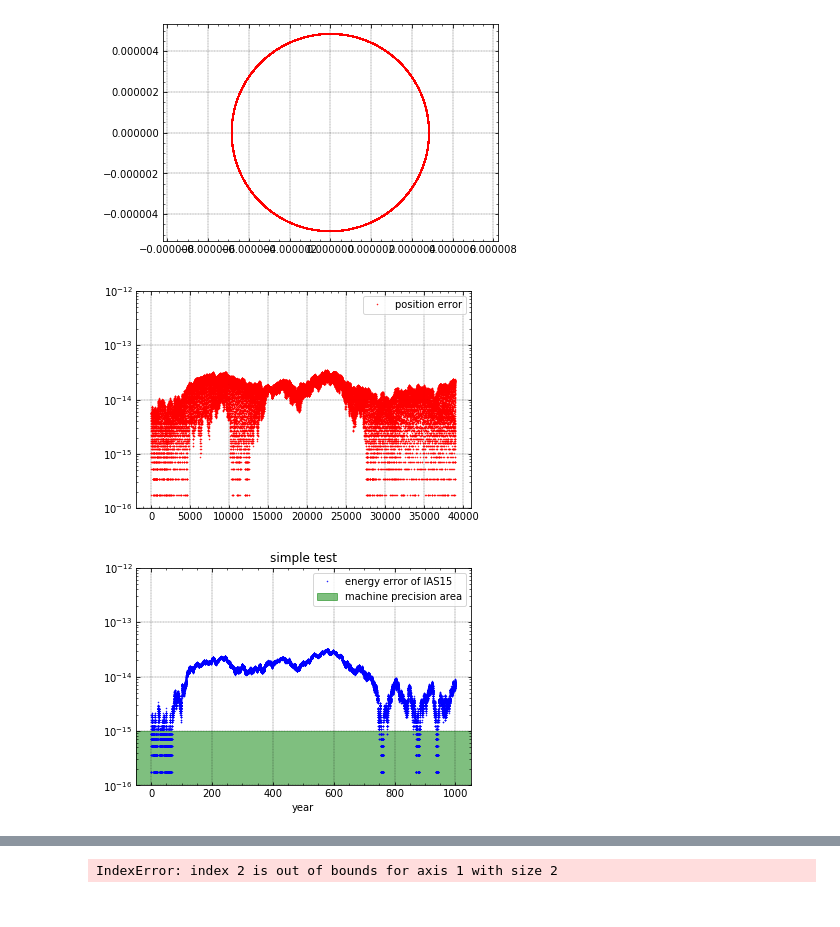
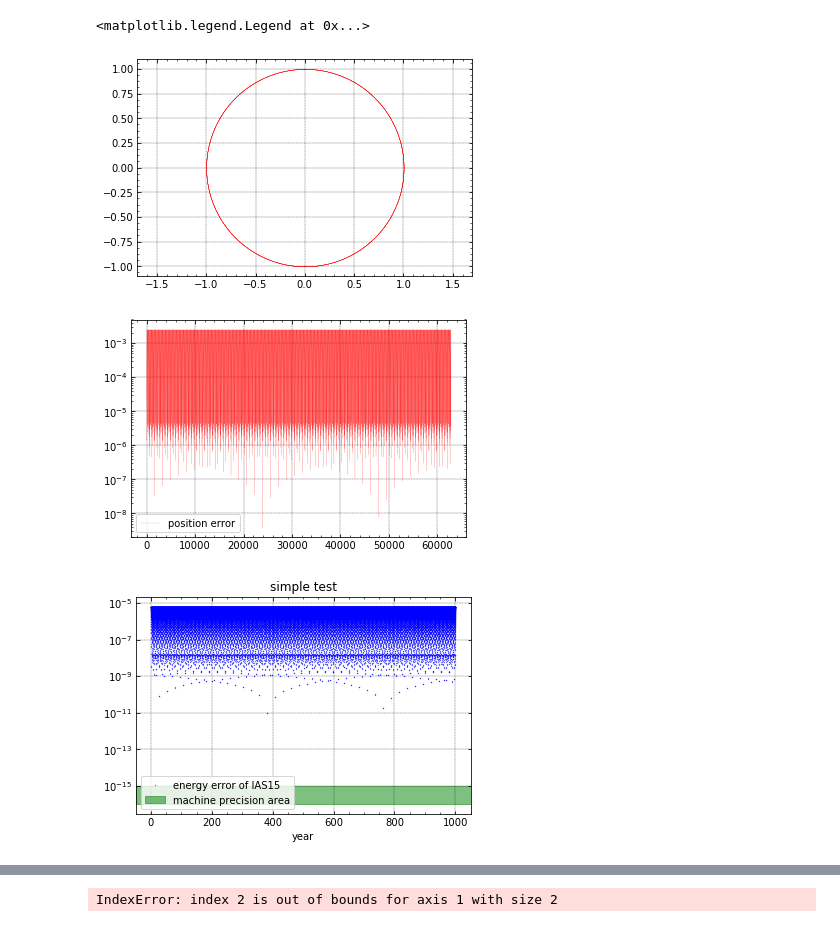
Before and after one commit to YihanWangAstro/SpaceHub, a Jupyter notebook: integrationTest/Untitled.ipynb, the cells around one changed output, grey strips where cells are left out. Saved outputs shown, nothing was run; the diff lists cells and outputs as text; code cells hidden in the pictures.

```diff
--- a/integrationTest/Untitled.ipynb
+++ b/integrationTest/Untitled.ipynb
@@ -25,38 +25,37 @@ data = np.loadtxt('out.dat')
 
 eng = np.loadtxt('out.err')
 # %%
-r1 = data[::2,4:7]
-r2 = data[1::2,4:7]
-dr = r2-r1
+r1 = data[::2,1:4]
+r2 = data[1::2,1:4]
+dr = r2 - r1
 r=np.sqrt((dr**2).sum(axis=1))
 
 fig=plt.figure()
 s=25
-plt.plot(dr[:,0],dr[:,1],'r-',markersize=1,linewidth=1)
+plt.plot(dr[:,0],dr[:,1],'r.',markersize=0.01,linewidth=0.01)
 plt.axis('equal')
 
 
-#fig=plt.figure()
-#plt.plot(r,'b.',markersize=1,linewidth=1)
+fig=plt.figure()
+plt.semilogy(np.abs((r-r[0])/r[0]),'r-',markersize=0.1,linewidth=0.1,label='position error')
 
-fig=plt.figure()
-plt.semilogy(np.abs((r-r[0])/r[0]),'r.',markersize=1,linewidth=1,label='position error')
-plt.ylim([1e-16,1e-12])
 plt.legend()
-
-t = eng[:,0]
-e =  eng[:,1]
-
-fig=plt.figure()
-plt.title('simple test')
-plt.semilogy(t,np.abs((e-e[0])/e[0]),'b.',markersize=1,linewidth=1,label='energy error of IAS15')
-plt.axhspan(1e-16,1e-15,color='g',alpha=0.5,label='machine precision area')
-plt.xlabel('year')
-plt.ylim([1e-16,1e-12])
-plt.legend()
-plt.savefig('IAS15.png',dpi=400)
 # %% [output]
+<matplotlib.legend.Legend at 0x...>
-[figure, old version]
+[figure, new version]
-[figure, old version]
+[figure, new version]
-[figure, removed]
+# %%
+t = eng[:,0]
+e =  eng[:,1]
+
+fig=plt.figure()
+plt.title('simple test')
+plt.semilogy(t,np.abs((e-e[0])/e[0]),'b.',markersize=0.5,linewidth=0.1,label='energy error of IAS15')
+plt.axhspan(1e-16,1e-15,color='g',alpha=0.5,label='machine precision area')
+plt.xlabel('year')
+
+plt.legend()
+plt.savefig('IAS15.png',dpi=400)
+# %% [output]
+[figure, added]
 # %%
```
Also changed, not shown: parts of 4 cells of this notebook, 24 other files.
